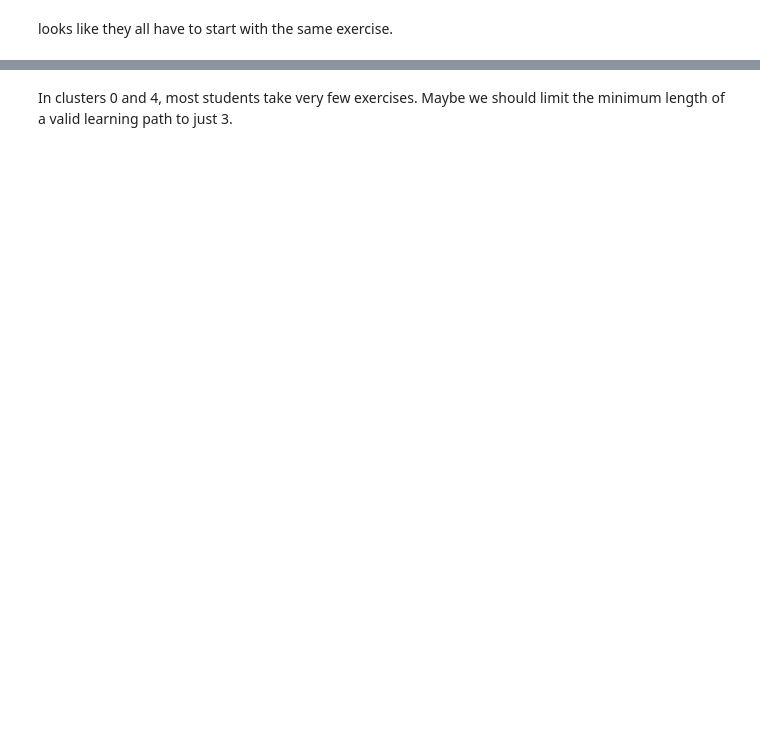
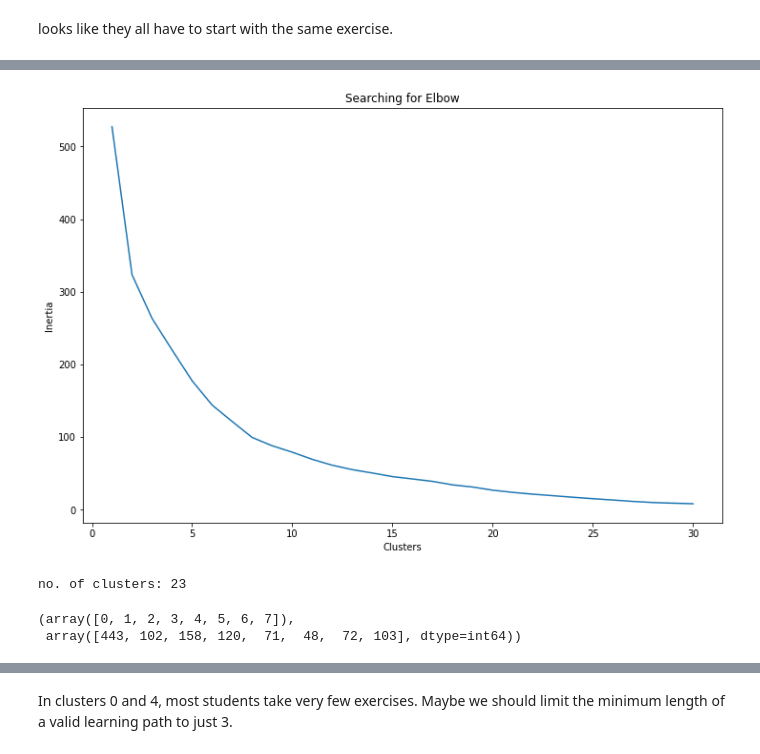
Before and after one commit to timmmlim/bt4103-junyi, a Jupyter notebook: Cluster Analysis.ipynb, the cells around one changed output, grey strips where cells are left out. Drawn from its saved outputs; the diff is of its cells as text; code cells hidden in the pictures; blank space fills up the shorter version.

```diff
--- a/Cluster Analysis.ipynb
+++ b/Cluster Analysis.ipynb
@@ -1042,0 +1082,5 @@ info_content[info_content['content_pretty_name']==awareness_corner_name]
+# %%
+# what are the conent within this level 4 id?
+level4_seq = info_content[info_content['level4_id']==lvl4_target]['ucid']
+print(len(level4_seq))
+print_seq_names(level4_seq)
@@ -1051,0 +1182,19 @@ A more abitious approach might be to incorprate some information about *difficul
+# %%
+# Learning the sgt embeddings as vector for
+# all sequences in a corpus.
+# mode: 'default'
+
+# create corpus, filter out those without min len
+corpus = long_data['ex_seq'].to_frame()
+corpus.reset_index(inplace=True)
+corpus['ex_seq'] = corpus['ex_seq'].apply(lambda x: list(x))
+corpus.columns = ['id', 'sequence']  # required for this lib
+
+sgt = SGT(kappa=5,
+          alphabets=list(level4_seq.values),
+          flatten=True,
+          lengthsensitive=True,
+          mode='default')
+
+results = sgt.fit_transform(corpus)
+results.head()
@@ -1051,0 +1209,12 @@ A more abitious approach might be to incorprate some information about *difficul
+# %%
+search_elbow(results.set_index('id'), n_clusters=30)
+# %% [output]
+[figure, added]
+# %%
+# fit k-means
+km_seq = KMeans(n_clusters=8, random_state=12345).fit(results.set_index('id'))
+np.unique(km_seq.labels_, return_counts=True)
+# %% [output]
+no. of clusters: 23
+(array([0, 1, 2, 3, 4, 5, 6, 7]),
+ array([443, 102, 158, 120,  71,  48,  72, 103], dtype=int64))
```
Also changed, not shown: parts of 78 cells of this notebook, 2 other files.
